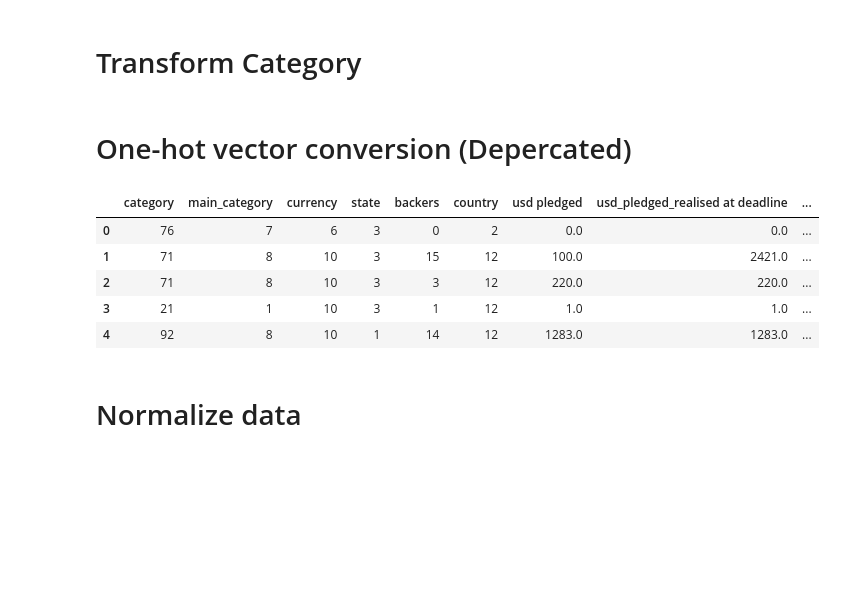
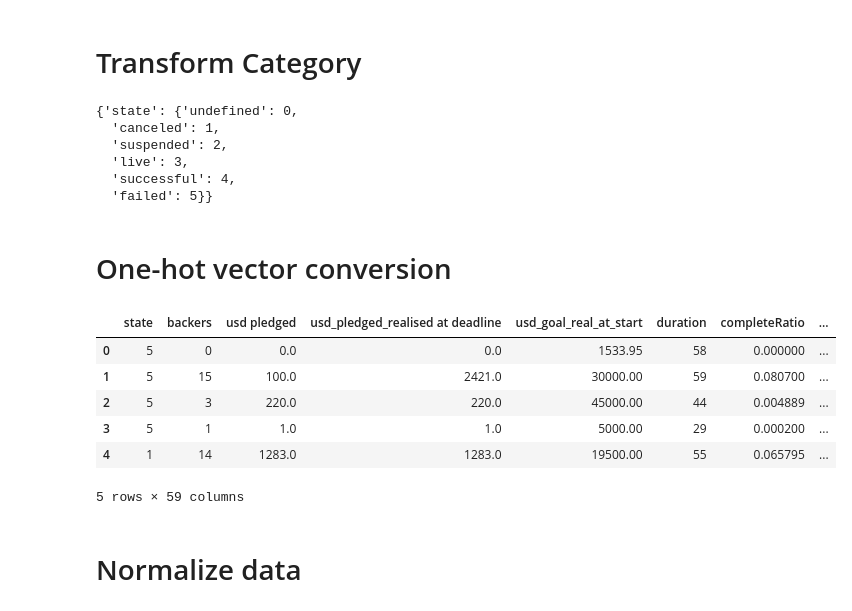
Before and after one commit to echo-cool/COMP3010J-Machine-Learning-Labs, a Jupyter notebook: Kickstarter Projects-20221019/Kickstarter.ipynb, the cells around one changed output. Drawn from its saved outputs; the diff is of its cells as text; code cells hidden in the pictures; blank space fills up the shorter version.

```diff
--- a/Kickstarter Projects-20221019/Kickstarter.ipynb
+++ b/Kickstarter Projects-20221019/Kickstarter.ipynb
@@ -215,6 +326,7 @@ Name: completeRatio, Length: 378661, dtype: float64
 # Drop Date
 df = df.drop(["deadline", "launched"], axis=1)
 df = df.drop(['pledged', 'goal'],axis=1)
+df = df.drop(['category'],axis=1)
 # %%
 df.head()
 # %% [output]
@@ -261,25 +373,35 @@ num_encode = {
 }
 # Do Transformation
 df.replace(num_encode, inplace=True)
+# %%
+num_encode
+# %% [output]
+{'state': {'undefined': 0,
+  'canceled': 1,
+  'suspended': 2,
+  'live': 3,
+  'successful': 4,
+  'failed': 5}}
 # %% [markdown]
-# One-hot vector conversion (Depercated)
+# One-hot vector conversion
 # %%
-# main_category = pd.get_dummies(df['main_category'], prefix='main_category')
+main_category = pd.get_dummies(df['main_category'], prefix='main_category')
 # category = pd.get_dummies(df['category'], prefix='category')
-# currency = pd.get_dummies(df['currency'], prefix='currency')
-# country = pd.get_dummies(df['category'], prefix='country')
-#
-# df = pd.concat([df, main_category, category, currency, country], axis=1)
-# df = df.drop(['main_category', 'category', 'currency', 'country'], axis=1)
+currency = pd.get_dummies(df['currency'], prefix='currency')
+country = pd.get_dummies(df['country'], prefix='country')
+
+onehot_df = pd.concat([df, main_category, currency, country], axis=1)
+onehot_df = onehot_df.drop(['main_category', 'currency', 'country'], axis=1)
 # %%
-df.head()
+onehot_df.head()
 # %% [output]
-|  | category | main_category | currency | state | backers | country | usd pledged | usd_pledged_realised at deadline | ... |
-| 0 | 76 | 7 | 6 | 3 | 0 | 2 | 0.0 | 0.0 | ... |
-| 1 | 71 | 8 | 10 | 3 | 15 | 12 | 100.0 | 2421.0 | ... |
-| 2 | 71 | 8 | 10 | 3 | 3 | 12 | 220.0 | 220.0 | ... |
-| 3 | 21 | 1 | 10 | 3 | 1 | 12 | 1.0 | 1.0 | ... |
-| 4 | 92 | 8 | 10 | 1 | 14 | 12 | 1283.0 | 1283.0 | ... |
+|  | state | backers | usd pledged | usd_pledged_realised at deadline | usd_goal_real_at_start | duration | completeRatio | ... |
+| 0 | 5 | 0 | 0.0 | 0.0 | 1533.95 | 58 | 0.000000 | ... |
+| 1 | 5 | 15 | 100.0 | 2421.0 | 30000.00 | 59 | 0.080700 | ... |
+| 2 | 5 | 3 | 220.0 | 220.0 | 45000.00 | 44 | 0.004889 | ... |
+| 3 | 5 | 1 | 1.0 | 1.0 | 5000.00 | 29 | 0.000200 | ... |
+| 4 | 1 | 14 | 1283.0 | 1283.0 | 19500.00 | 55 | 0.065795 | ... |
+5 rows × 59 columns
 # %% [markdown]
 # Normalize data
 # %%
```
Also changed, not shown: parts of 55 cells of this notebook, 1 other file.
